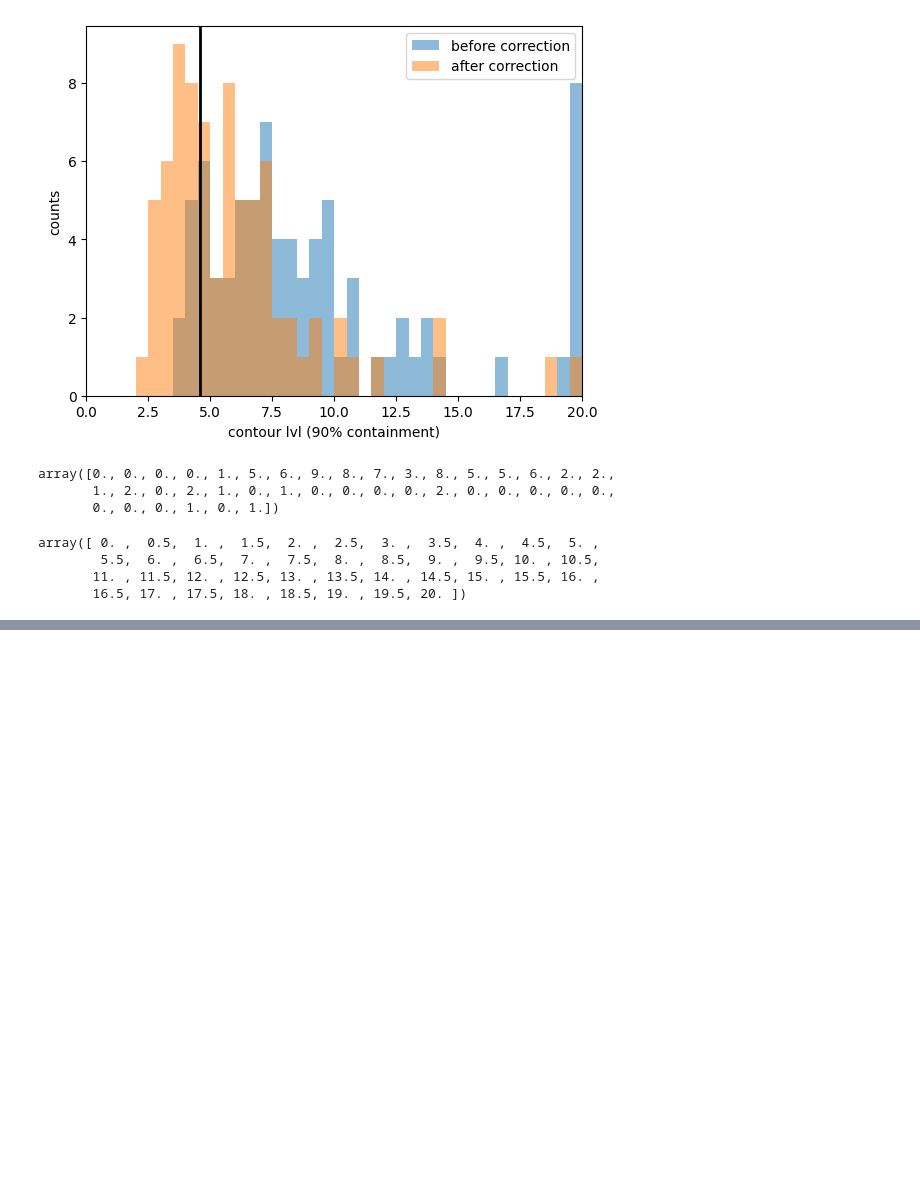
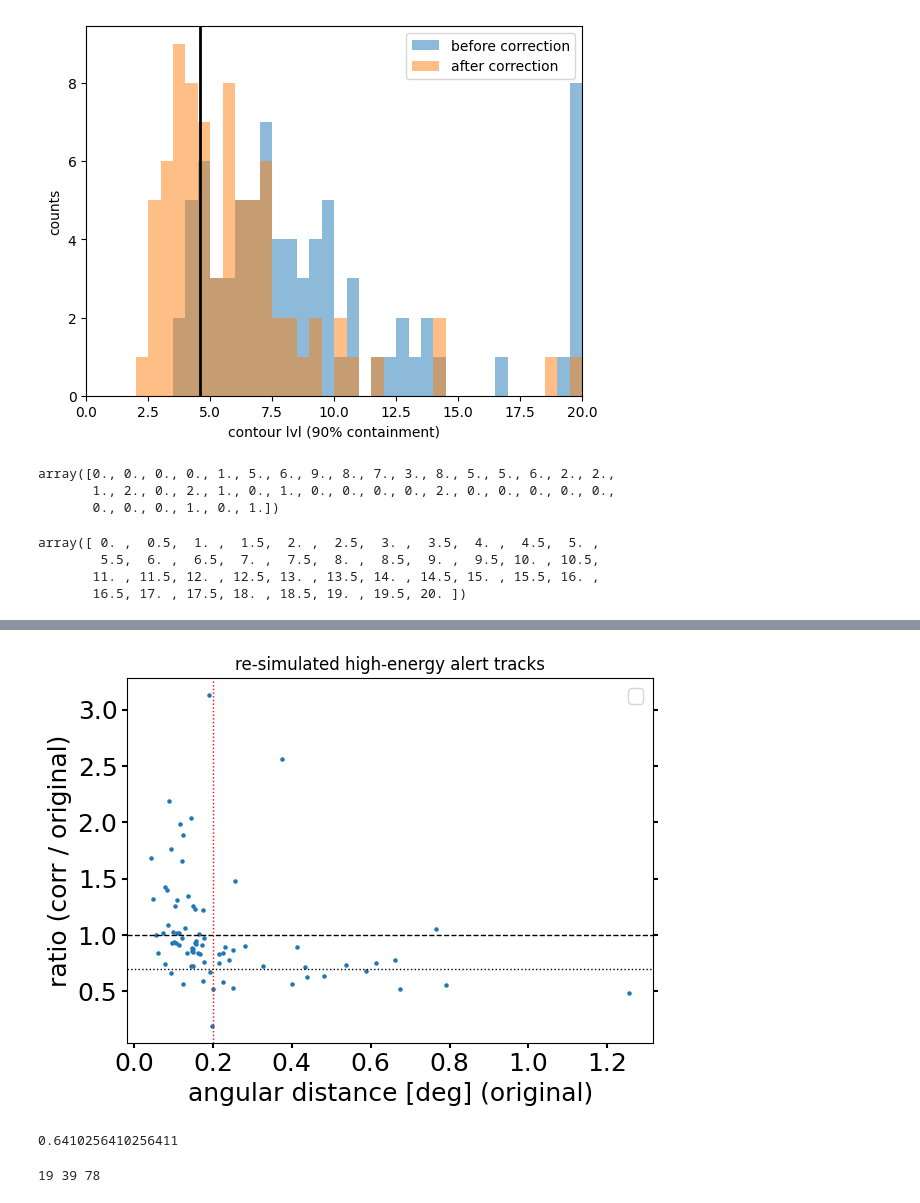
Before and after one commit to rishibbdb/TPN_DeV, a Jupyter notebook: dev/notebooks/critical_values_Qmax5000.ipynb, the cells around one changed output, grey strips where cells are left out. Cells and saved outputs as stored; diff of their text form; code cells hidden in the pictures; blank space fills up the shorter version.

```diff
--- a/dev/notebooks/critical_values_Qmax5000.ipynb
+++ b/dev/notebooks/critical_values_Qmax5000.ipynb
@@ -375,0 +385,18 @@ array([ 0. ,  0.5,  1. ,  1.5,  2. ,  2.5,  3. ,  3.5,  4. ,  4.5,  5. ,
+# %%
+plt.figure()
+plt.scatter(np.rad2deg(gcds), np.rad2deg(gcds_corr) / np.rad2deg(gcds), s=5)
+plt.axhline(y=1, linestyle='dashed', color='k', linewidth=1)
+plt.axhline(y=0.7, linestyle='dotted', color='k', linewidth=1)
+plt.axvline(x=0.2, linestyle='dotted', color='r' ,linewidth=1)
+plt.legend(loc='upper right', fontsize=14)
+plt.ylabel('ratio (corr / original)', fontsize=18)
+plt.xlabel('angular distance [deg] (original)', fontsize=18)
+
+ax = plt.gca()
+ax.tick_params(axis='both', which='both', width=1.5, colors='0.0', labelsize=18)
+ax.yaxis.set_ticks_position('both')
+plt.title('re-simulated high-energy alert tracks')
+plt.tight_layout()
+plt.show()
+# %% [output]
+[figure, added]
@@ -375,0 +408,4 @@ array([ 0. ,  0.5,  1. ,  1.5,  2. ,  2.5,  3. ,  3.5,  4. ,  4.5,  5. ,
+# %%
+print(ct / len(gcds))
+# %% [output]
+0.6410256410256411
@@ -375,0 +420,4 @@ array([ 0. ,  0.5,  1. ,  1.5,  2. ,  2.5,  3. ,  3.5,  4. ,  4.5,  5. ,
+# %%
+print(ct1, ct2, len(gcds))
+# %% [output]
+19 39 78
```
Also changed, not shown: parts of 4 cells of this notebook.
